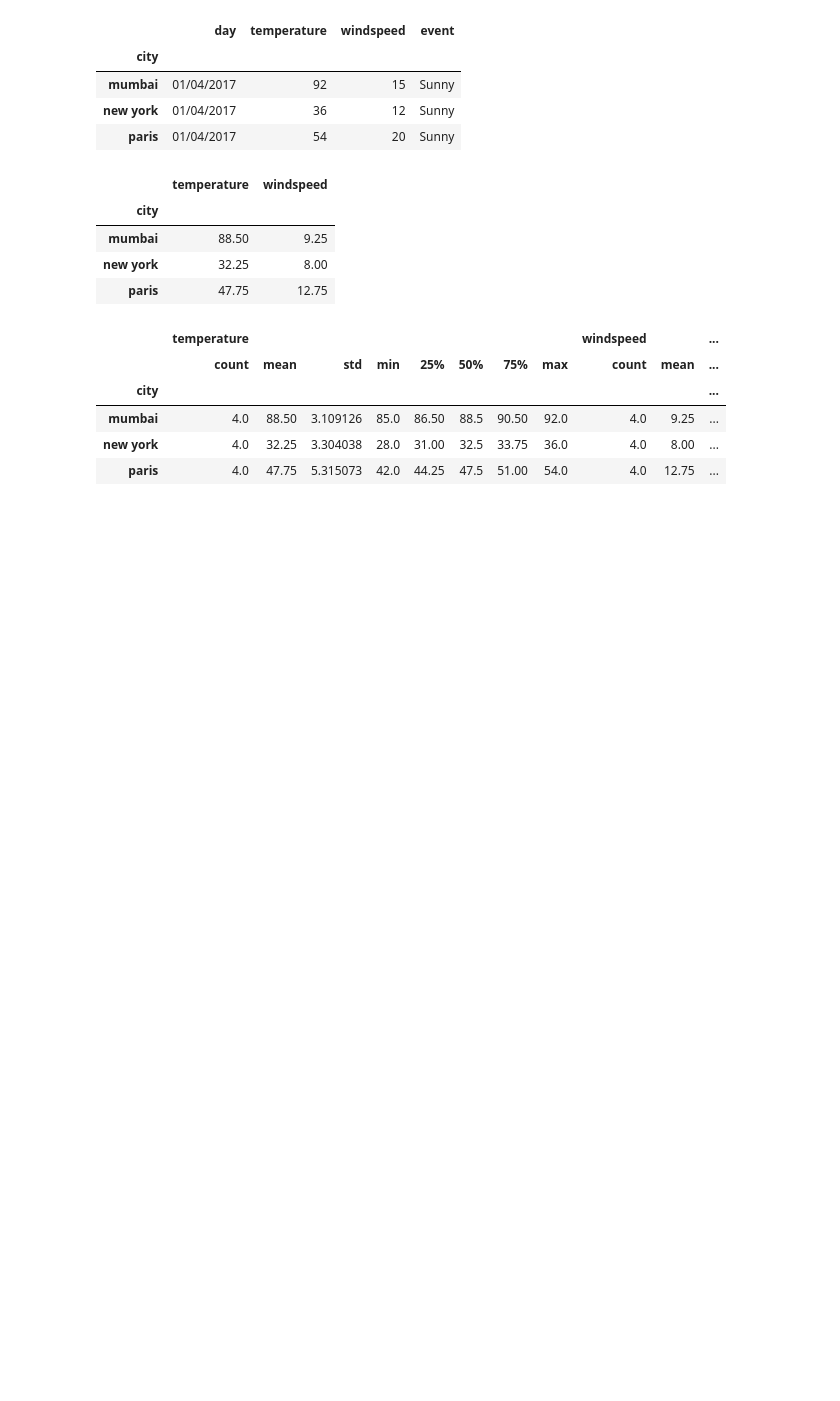
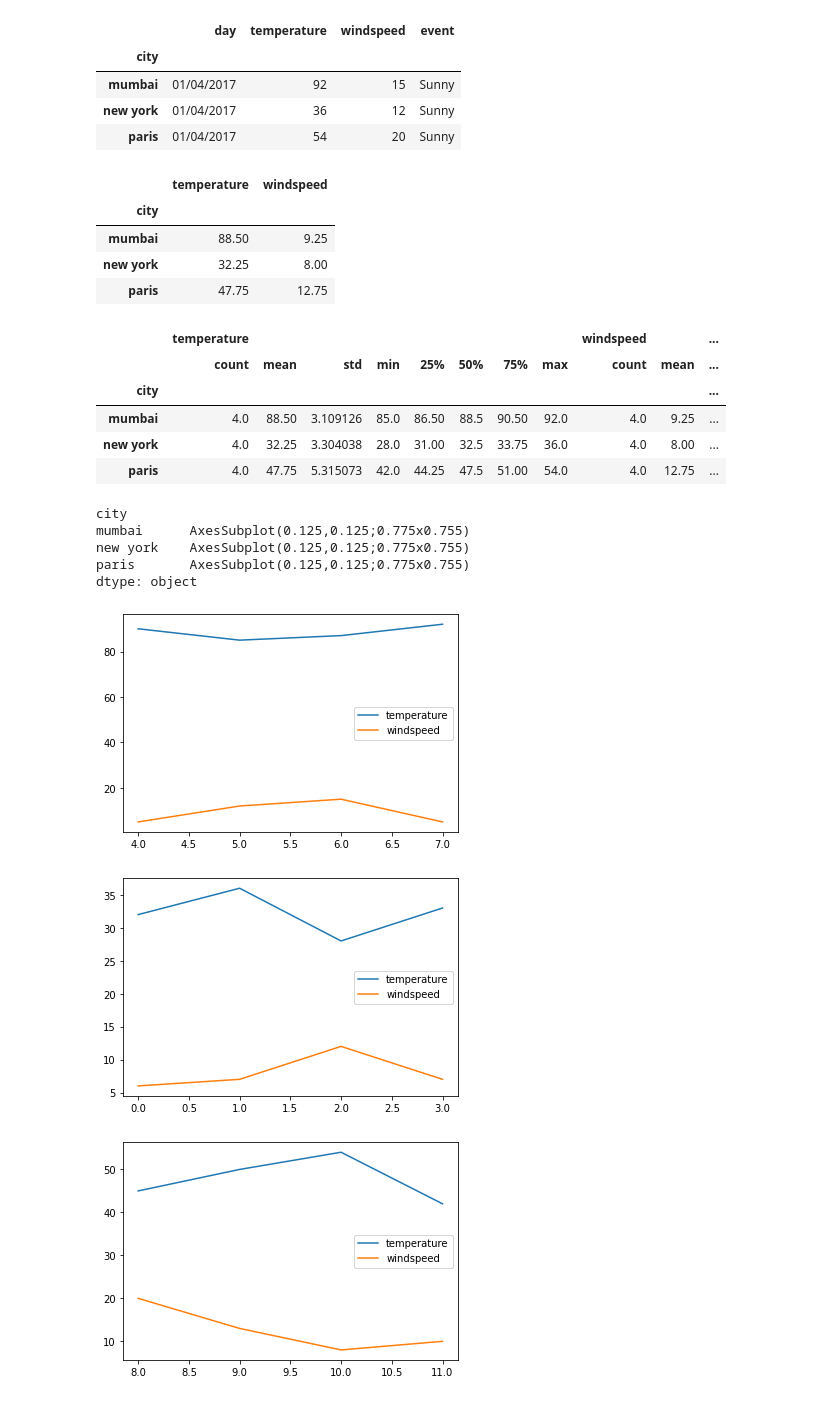
Before and after one commit to demartechx/python_full_course, a Jupyter notebook: 2. Data Science/Pandas/7. GroupBy.ipynb, the cells around one changed output. Drawn from its saved outputs; the diff is of its cells as text; code cells hidden in the pictures; blank space fills up the shorter version.

```diff
--- a/2. Data Science/Pandas/7. GroupBy.ipynb
+++ b/2. Data Science/Pandas/7. GroupBy.ipynb
@@ -77,3 +77,13 @@ g.describe()
 | paris | 4.0 | 47.75 | 5.315073 | 42.0 | 44.25 | 47.5 | 51.00 | 54.0 | 4.0 | 12.75 | ... |
 # %%
 %matplotlib inline
+g.plot()
+# %% [output]
+city
+mumbai      AxesSubplot(0.125,0.125;0.775x0.755)
+new york    AxesSubplot(0.125,0.125;0.775x0.755)
+paris       AxesSubplot(0.125,0.125;0.775x0.755)
+dtype: object
+[figure, added]
+[figure, added]
+[figure, added]
```
Also changed, not shown: 1 other file.
